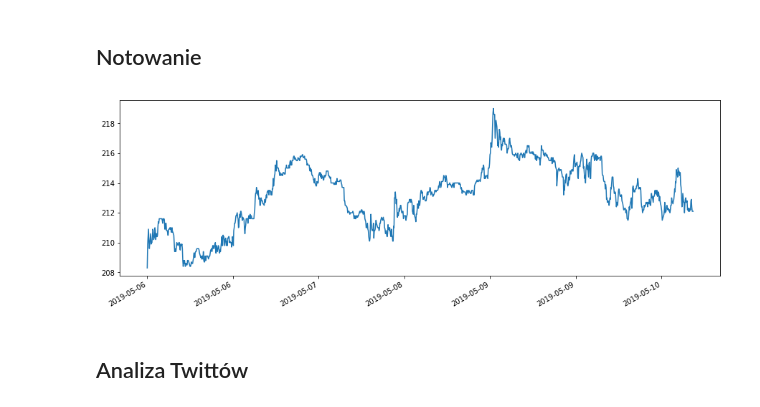
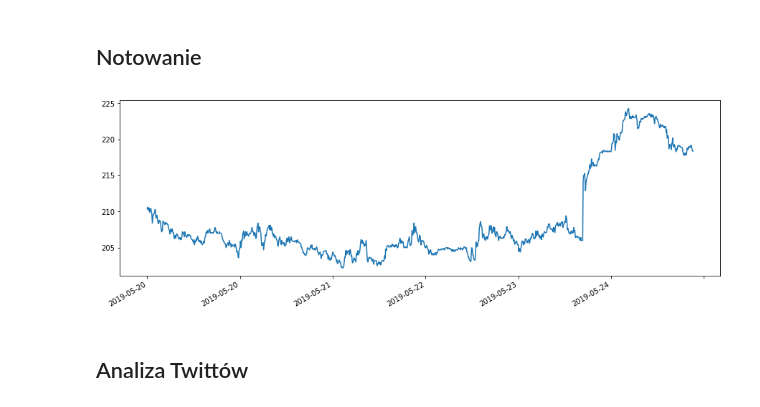
Before and after one commit to Toadstool/NewsIndicator, a Jupyter notebook: case_study_CD_PROJEKT.ipynb, the cells around one changed output. Cells and saved outputs as stored; diff of their text form; code cells hidden in the pictures.

```diff
--- a/case_study_CD_PROJEKT.ipynb
+++ b/case_study_CD_PROJEKT.ipynb
@@ -7,11 +7,11 @@ Notowanie
 # %%
 import share_price as sp
 import plot_helper as ph
 %matplotlib inline
-data =sp.getLastWeekIntraday('CDPROJEKT','20190512')
+data =sp.getLastWeekIntraday('CDPROJEKT','20190520','20190525')
 ph.plot(data)
 # %% [output]
-[figure, old version]
+[figure, new version]
 # %% [markdown]
 Analiza Twittów
 ----------------------
```
Also changed, not shown: parts of 2 cells of this notebook, 3 other files.
